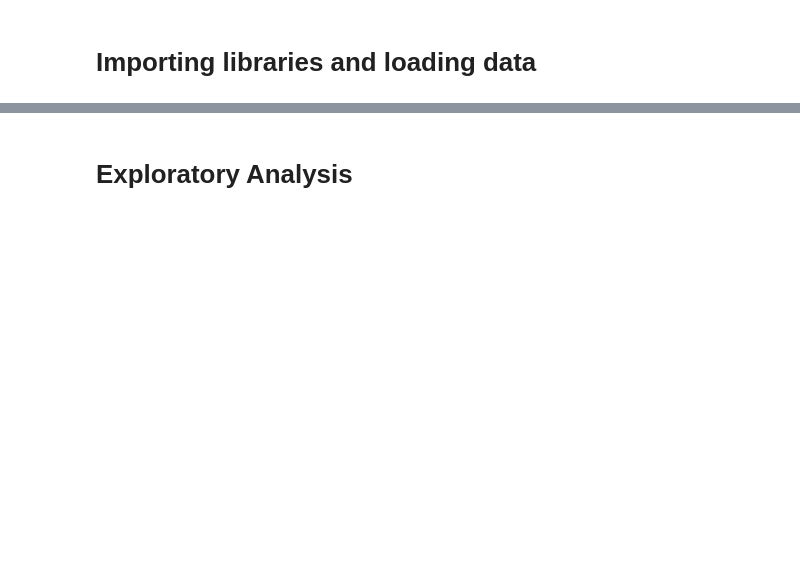
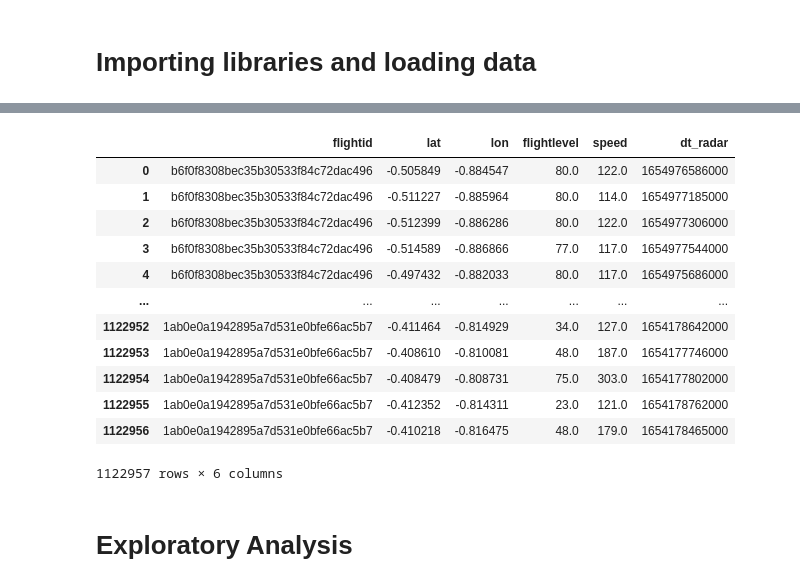
Before and after one commit to InAI-Delta/ita-datascience-2023, a Jupyter notebook: initial_analysis.ipynb, the cells around one changed output, grey strips where cells are left out. Cells and saved outputs as stored; diff of their text form; code cells hidden in the pictures; blank space fills up the shorter version.

```diff
--- a/initial_analysis.ipynb
+++ b/initial_analysis.ipynb
@@ -31,3 +31,5 @@ metar_df = pd.read_csv('data/metar_df.csv')
 tc_prev_df = pd.read_csv('data/tc-prev_df.csv')
 tc_real_df = pd.read_csv('data/tc-real_df.csv')
 test_data = pd.read_csv('data/idsc_test.csv')
+
+cat_62 = pd.read_csv('data/cat-62_df.csv')
@@ -34,3 +51,19 @@ test_data = pd.read_csv('data/idsc_test.csv')
+# %%
+cat_62
+# %% [output]
+|  | flightid | lat | lon | flightlevel | speed | dt_radar |
+| 0 | b6f0f8308bec35b30533f84c72dac496 | -0.505849 | -0.884547 | 80.0 | 122.0 | 1654976586000 |
+| 1 | b6f0f8308bec35b30533f84c72dac496 | -0.511227 | -0.885964 | 80.0 | 114.0 | 1654977185000 |
+| 2 | b6f0f8308bec35b30533f84c72dac496 | -0.512399 | -0.886286 | 80.0 | 122.0 | 1654977306000 |
+| 3 | b6f0f8308bec35b30533f84c72dac496 | -0.514589 | -0.886866 | 77.0 | 117.0 | 1654977544000 |
+| 4 | b6f0f8308bec35b30533f84c72dac496 | -0.497432 | -0.882033 | 80.0 | 117.0 | 1654975686000 |
+| ... | ... | ... | ... | ... | ... | ... |
+| 1122952 | 1ab0e0a1942895a7d531e0bfe66ac5b7 | -0.411464 | -0.814929 | 34.0 | 127.0 | 1654178642000 |
+| 1122953 | 1ab0e0a1942895a7d531e0bfe66ac5b7 | -0.408610 | -0.810081 | 48.0 | 187.0 | 1654177746000 |
+| 1122954 | 1ab0e0a1942895a7d531e0bfe66ac5b7 | -0.408479 | -0.808731 | 75.0 | 303.0 | 1654177802000 |
+| 1122955 | 1ab0e0a1942895a7d531e0bfe66ac5b7 | -0.412352 | -0.814311 | 23.0 | 121.0 | 1654178762000 |
+| 1122956 | 1ab0e0a1942895a7d531e0bfe66ac5b7 | -0.410218 | -0.816475 | 48.0 | 179.0 | 1654178465000 |
+1122957 rows × 6 columns
 # %% [markdown]
 # Exploratory Analysis
 # %%
```
Also changed, not shown: parts of 9 cells of this notebook, 2 other files.
